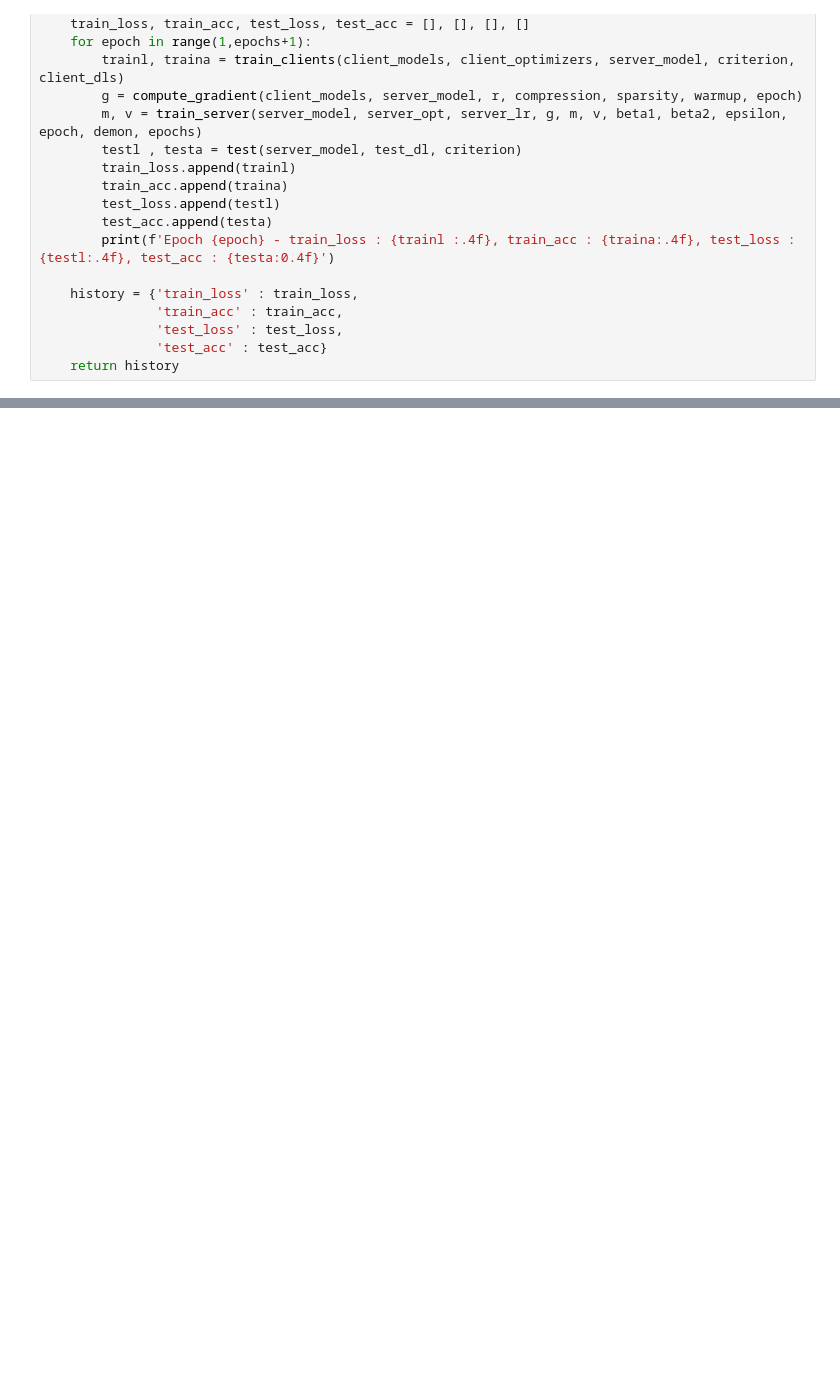
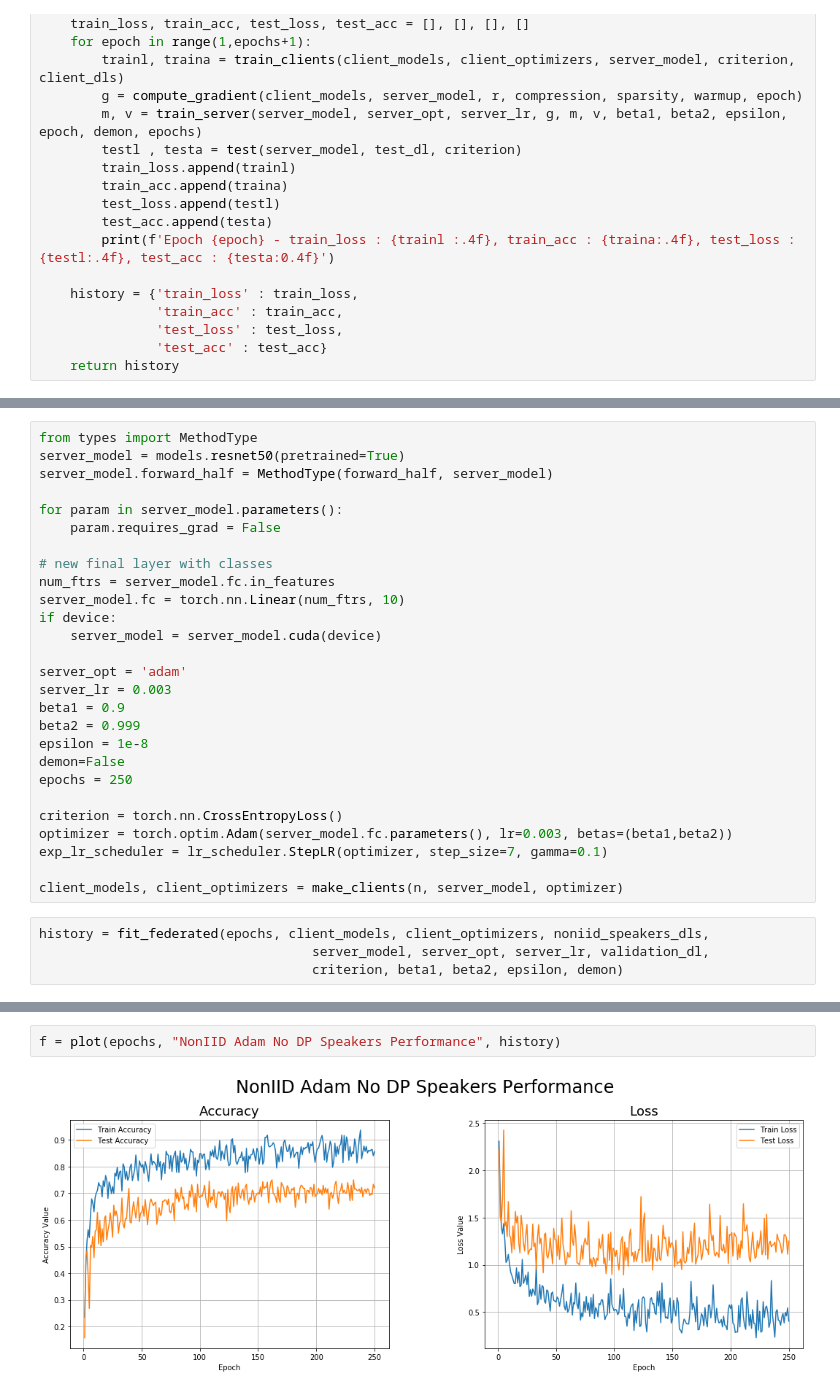
Before and after one commit to nulven/PrivacyML, a Jupyter notebook: Audio_MNIST.ipynb, the cells around one changed output, grey strips where cells are left out. Drawn from its saved outputs; the diff is of its cells as text; blank space fills up the shorter version.

```diff
--- a/Audio_MNIST.ipynb
+++ b/Audio_MNIST.ipynb
@@ -649,0 +707,31 @@ save(noniid_sgd_rtopk_history, server_model, f, "NonIID_SGD_rTopk")
+# %%
+from types import MethodType
+server_model = models.resnet50(pretrained=True)
+server_model.forward_half = MethodType(forward_half, server_model)
+
+for param in server_model.parameters():
+    param.requires_grad = False
+
+# new final layer with classes
+num_ftrs = server_model.fc.in_features
+server_model.fc = torch.nn.Linear(num_ftrs, 10)
+if device:
+    server_model = server_model.cuda(device)
+
+server_opt = 'adam'
+server_lr = 0.003
+beta1 = 0.9
+beta2 = 0.999
+epsilon = 1e-8
+demon=False
+epochs = 250
+
+criterion = torch.nn.CrossEntropyLoss()
+optimizer = torch.optim.Adam(server_model.fc.parameters(), lr=0.003, betas=(beta1,beta2))
+exp_lr_scheduler = lr_scheduler.StepLR(optimizer, step_size=7, gamma=0.1)
+
+client_models, client_optimizers = make_clients(n, server_model, optimizer)
+# %%
+history = fit_federated(epochs, client_models, client_optimizers, noniid_speakers_dls,
+                                   server_model, server_opt, server_lr, validation_dl,
+                                   criterion, beta1, beta2, epsilon, demon)
@@ -649,0 +756,4 @@ save(noniid_sgd_rtopk_history, server_model, f, "NonIID_SGD_rTopk")
+# %%
+f = plot(epochs, "NonIID Adam No DP Speakers Performance", history)
+# %% [output]
+[figure, added]
```
Also changed, not shown: parts of 126 cells of this notebook.
